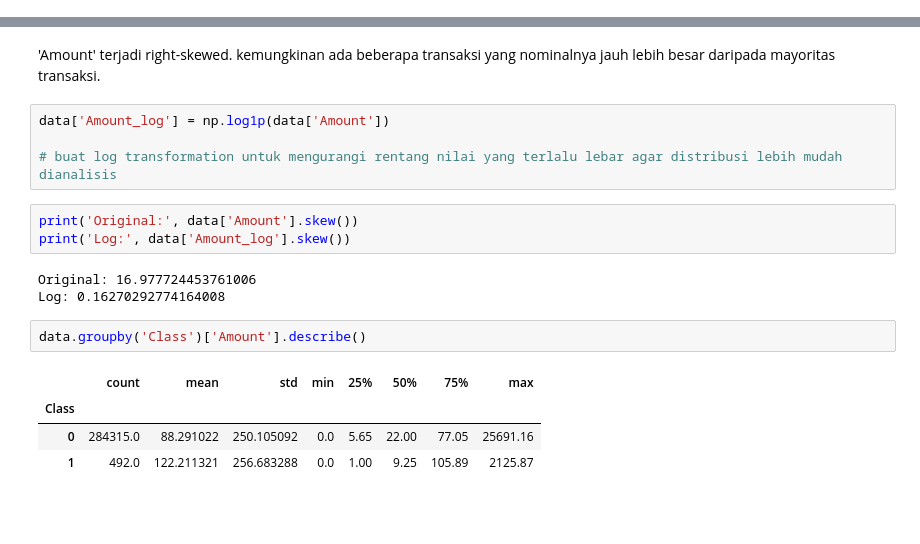
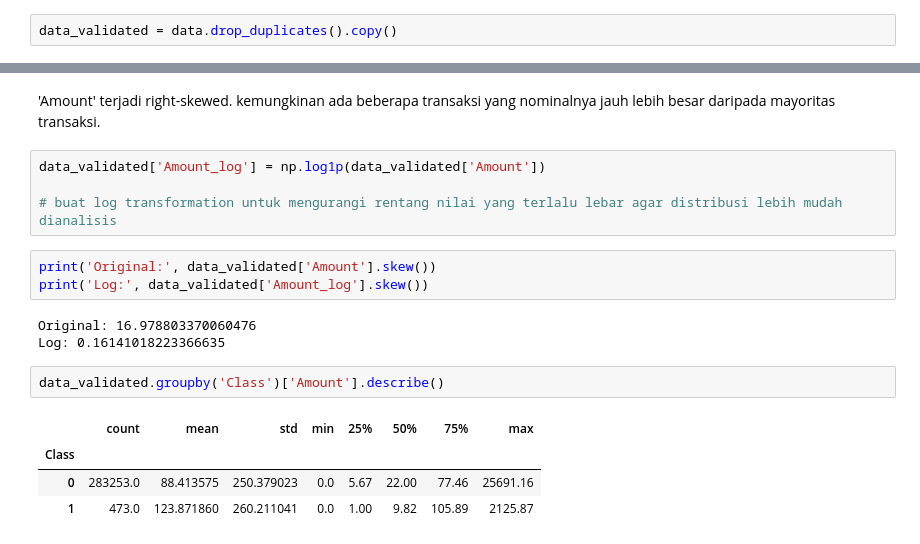
Before and after one commit to velladenata/credit-card-fraud-detection, a Jupyter notebook: notebooks/preprocessing.ipynb, the cells around one changed output, grey strips where cells are left out. Cells and saved outputs as stored; diff of their text form; blank space fills up the shorter version.

```diff
--- a/notebooks/preprocessing.ipynb
+++ b/notebooks/preprocessing.ipynb
@@ -167,0 +185,2 @@ duplikasi memengaruhi distribusi kelas
+# %%
+data_validated = data.drop_duplicates().copy()
@@ -279,19 +340,19 @@ plt.show()
 # %% [markdown]
 'Amount' terjadi right-skewed. kemungkinan ada beberapa transaksi yang nominalnya jauh lebih besar daripada mayoritas transaksi.
 # %%
-data['Amount_log'] = np.log1p(data['Amount'])
+data_validated['Amount_log'] = np.log1p(data_validated['Amount'])
 
 # buat log transformation untuk mengurangi rentang nilai yang terlalu lebar agar distribusi lebih mudah dianalisis
 # %%
-print('Original:', data['Amount'].skew())
-print('Log:', data['Amount_log'].skew())
+print('Original:', data_validated['Amount'].skew())
+print('Log:', data_validated['Amount_log'].skew())
 # %% [output]
-Original: 16.977724453761006
-Log: 0.16270292774164008
+Original: 16.978803370060476
+Log: 0.16141018223366635
 # %%
-data.groupby('Class')['Amount'].describe()
+data_validated.groupby('Class')['Amount'].describe()
 # %% [output]
 |  | count | mean | std | min | 25% | 50% | 75% | max |
 | Class |  |  |  |  |  |  |  |  |
-| 0 | 284315.0 | 88.291022 | 250.105092 | 0.0 | 5.65 | 22.00 | 77.05 | 25691.16 |
-| 1 | 492.0 | 122.211321 | 256.683288 | 0.0 | 1.00 | 9.25 | 105.89 | 2125.87 |
+| 0 | 283253.0 | 88.413575 | 250.379023 | 0.0 | 5.67 | 22.00 | 77.46 | 25691.16 |
+| 1 | 473.0 | 123.871860 | 260.211041 | 0.0 | 1.00 | 9.82 | 105.89 | 2125.87 |
```
Also changed, not shown: parts of 16 cells of this notebook.
